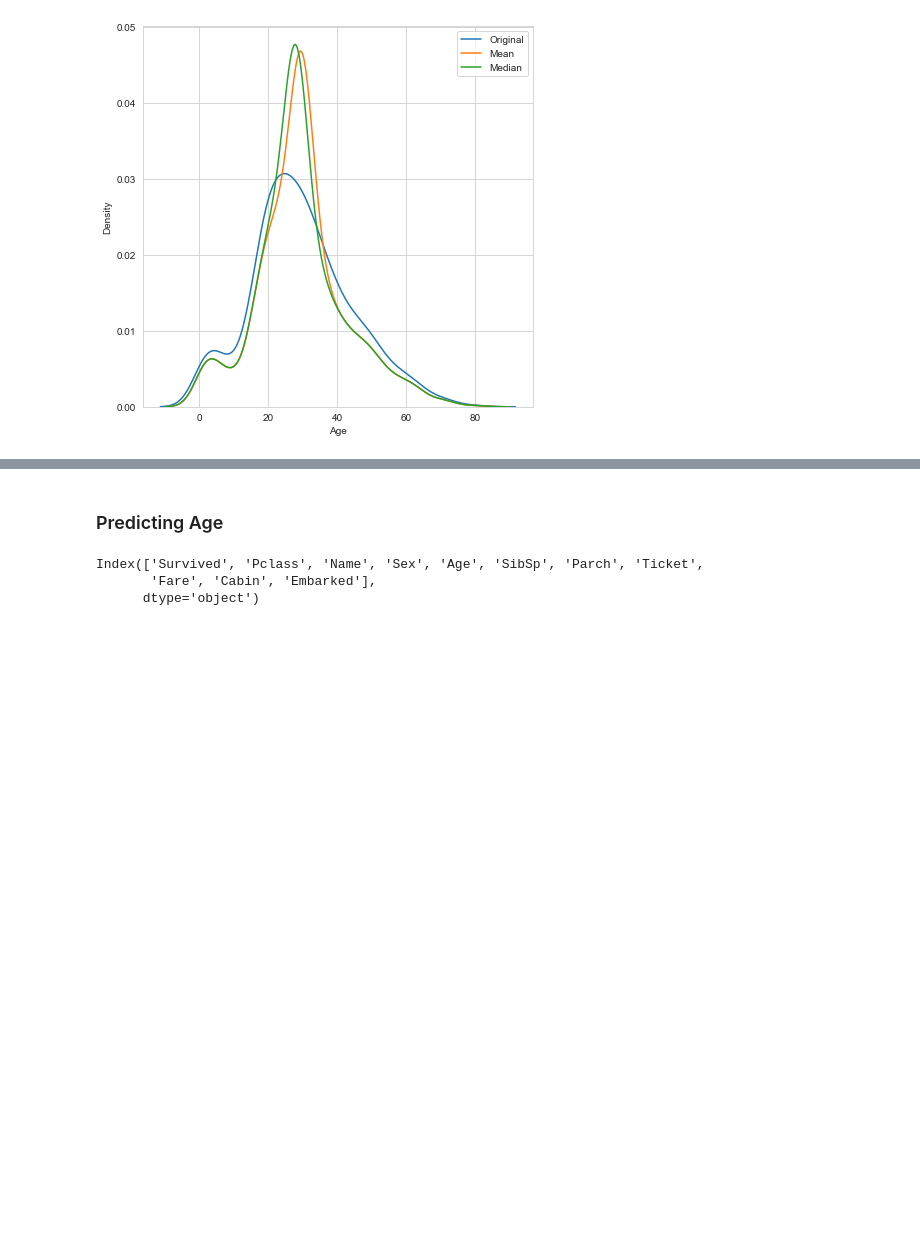
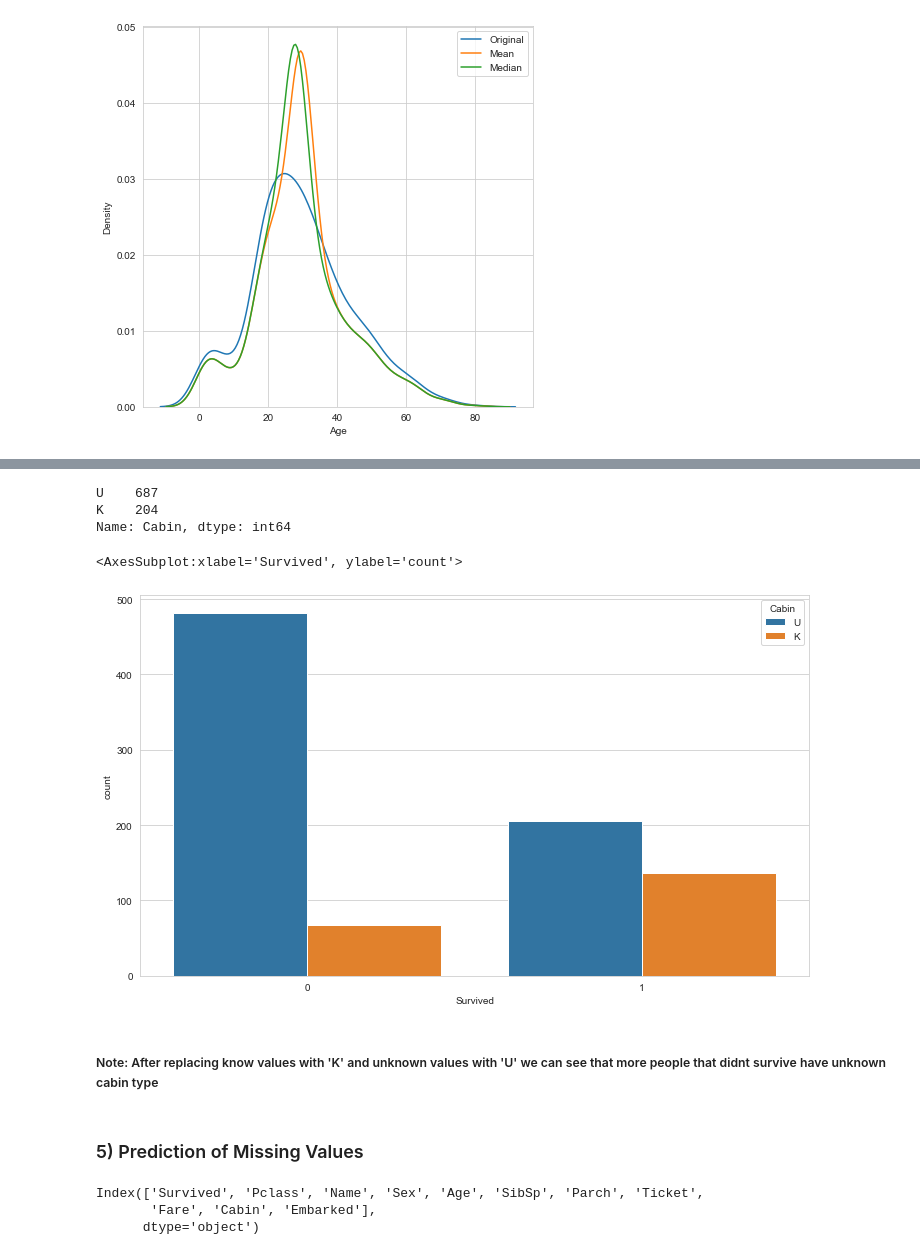
Before and after one commit to Data-csc/missing_values, a Jupyter notebook: model_training.ipynb, the cells around one changed output, grey strips where cells are left out. Saved outputs shown, nothing was run; the diff lists cells and outputs as text; code cells hidden in the pictures; blank space fills up the shorter version.

Commit message:
completed types

```diff
--- a/model_training.ipynb
+++ b/model_training.ipynb
@@ -126,0 +154,2 @@ axes.legend()
+# %%
+train_unknown = train.copy()
@@ -127,5 +177,23 @@ axes.legend()
+# %%
+train_unknown.Cabin.fillna('U', inplace=True)
+# train_unknown.Cabin = train_unknown.apply(replace_with_k, axis=1)
+train_unknown.Cabin = np.where(train_unknown.Cabin != 'U', 'K', 'U')
+# %%
+train_unknown.Cabin.value_counts()
+# %% [output]
+U    687
+K    204
+Name: Cabin, dtype: int64
+# %%
+fig = plt.figure(figsize=(12,7))
+sns.countplot(x='Survived', data=train_unknown, hue='Cabin')
+# %% [output]
+<AxesSubplot:xlabel='Survived', ylabel='count'>
+[figure, added]
+# %% [markdown]
+##### Note:  After replacing know values with 'K' and unknown values with 'U' we can see that more people that didnt survive have unknown cabin type
 # %% [markdown]
-### Predicting Age
+### 5) Prediction of Missing Values
 # %%
 train.columns
 # %% [output]
```
Also changed, not shown: parts of 27 cells of this notebook, 6 other files.
